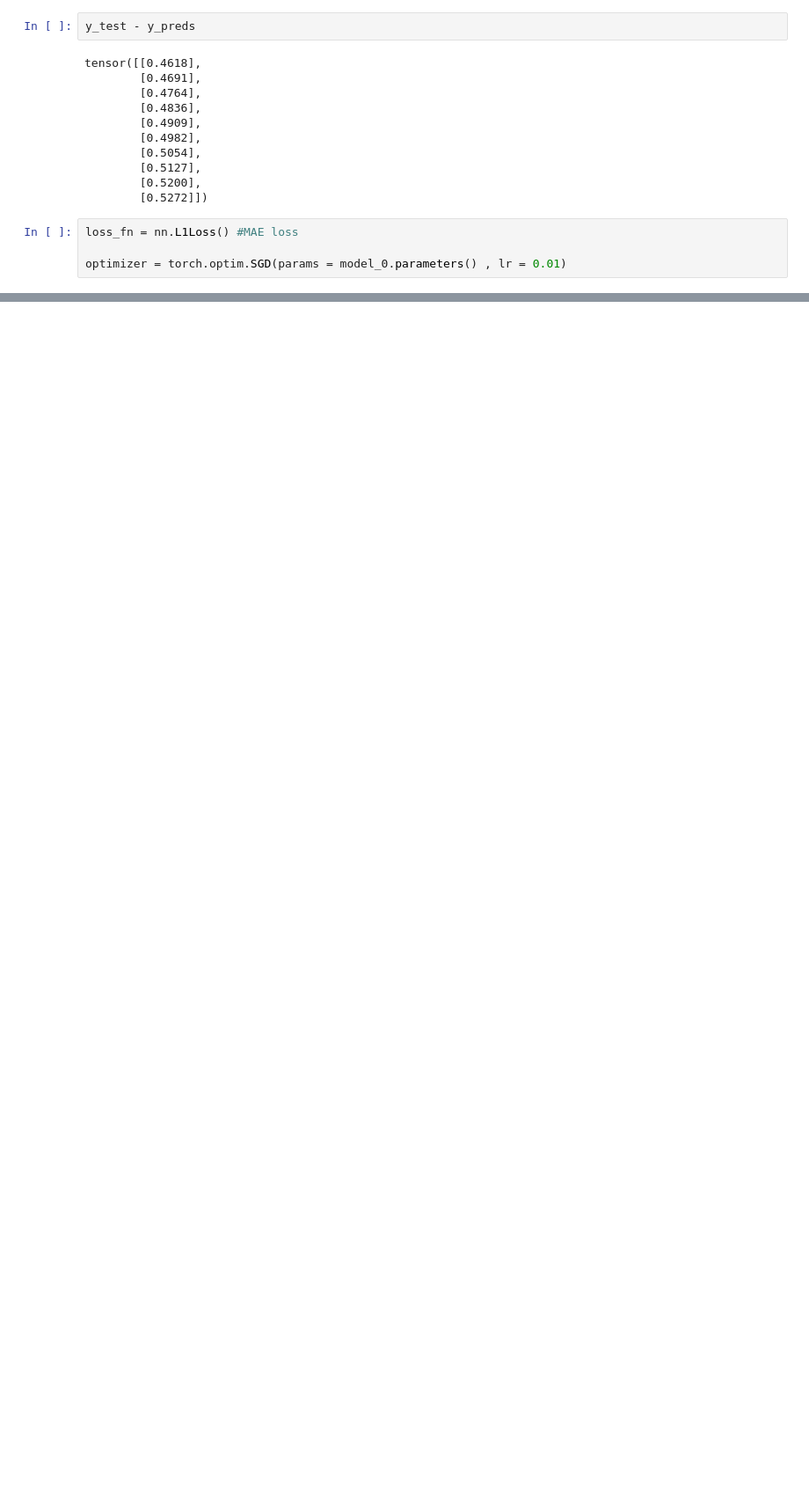
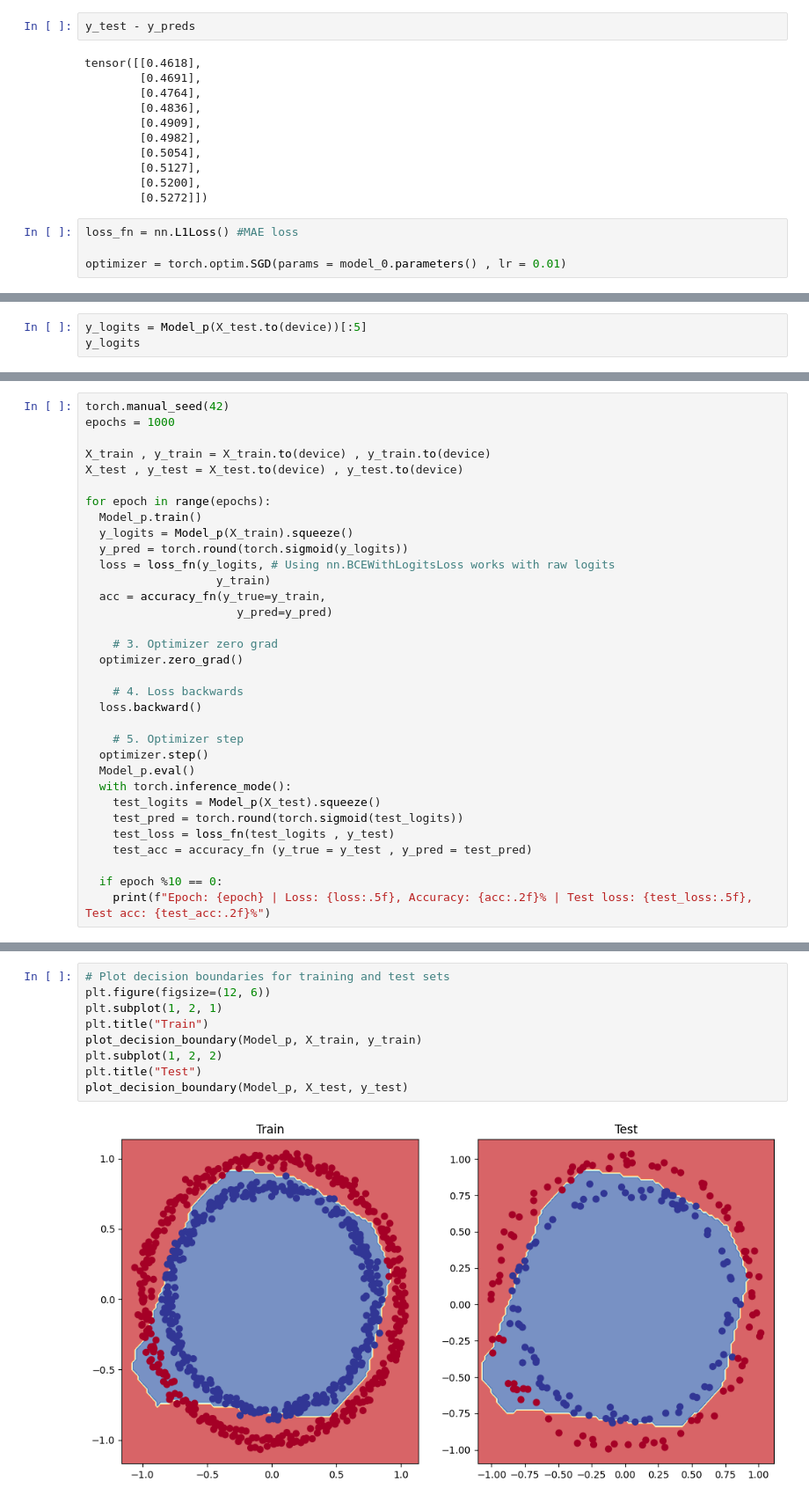
Before and after one commit to dhruvkachhela/Neural-Network, a Jupyter notebook: Daniel_Bourke’s_pytorch.ipynb, the cells around one changed output, grey strips where cells are left out. Shown at 88% size. Saved outputs shown, nothing was run; the diff lists cells and outputs as text; blank space fills up the shorter version.

```diff
--- a/Daniel_Bourke’s_pytorch.ipynb
+++ b/Daniel_Bourke’s_pytorch.ipynb
@@ -343,0 +380,3 @@ tensor([[True],
+# %%
+y_logits = Model_p(X_test.to(device))[:5]
+y_logits
@@ -343,0 +406,33 @@ tensor([[True],
+# %%
+torch.manual_seed(42)
+epochs = 1000
+
+X_train , y_train = X_train.to(device) , y_train.to(device)
+X_test , y_test = X_test.to(device) , y_test.to(device)
+
+for epoch in range(epochs):
+  Model_p.train()
+  y_logits = Model_p(X_train).squeeze()
+  y_pred = torch.round(torch.sigmoid(y_logits))
+  loss = loss_fn(y_logits, # Using nn.BCEWithLogitsLoss works with raw logits
+                   y_train)
+  acc = accuracy_fn(y_true=y_train,
+                      y_pred=y_pred)
+
+    # 3. Optimizer zero grad
+  optimizer.zero_grad()
+
+    # 4. Loss backwards
+  loss.backward()
+
+    # 5. Optimizer step
+  optimizer.step()
+  Model_p.eval()
+  with torch.inference_mode():
+    test_logits = Model_p(X_test).squeeze()
+    test_pred = torch.round(torch.sigmoid(test_logits))
+    test_loss = loss_fn(test_logits , y_test)
+    test_acc = accuracy_fn (y_true = y_test , y_pred = test_pred)
+
+  if epoch %10 == 0:
+    print(f"Epoch: {epoch} | Loss: {loss:.5f}, Accuracy: {acc:.2f}% | Test loss: {test_loss:.5f}, Test acc: {test_acc:.2f}%")
@@ -343,0 +473,11 @@ tensor([[True],
+# %%
+# Plot decision boundaries for training and test sets
+plt.figure(figsize=(12, 6))
+plt.subplot(1, 2, 1)
+plt.title("Train")
+plot_decision_boundary(Model_p, X_train, y_train)
+plt.subplot(1, 2, 2)
+plt.title("Test")
+plot_decision_boundary(Model_p, X_test, y_test)
+# %% [output]
+[figure, added]
```
Also changed, not shown: parts of 36 cells of this notebook.
